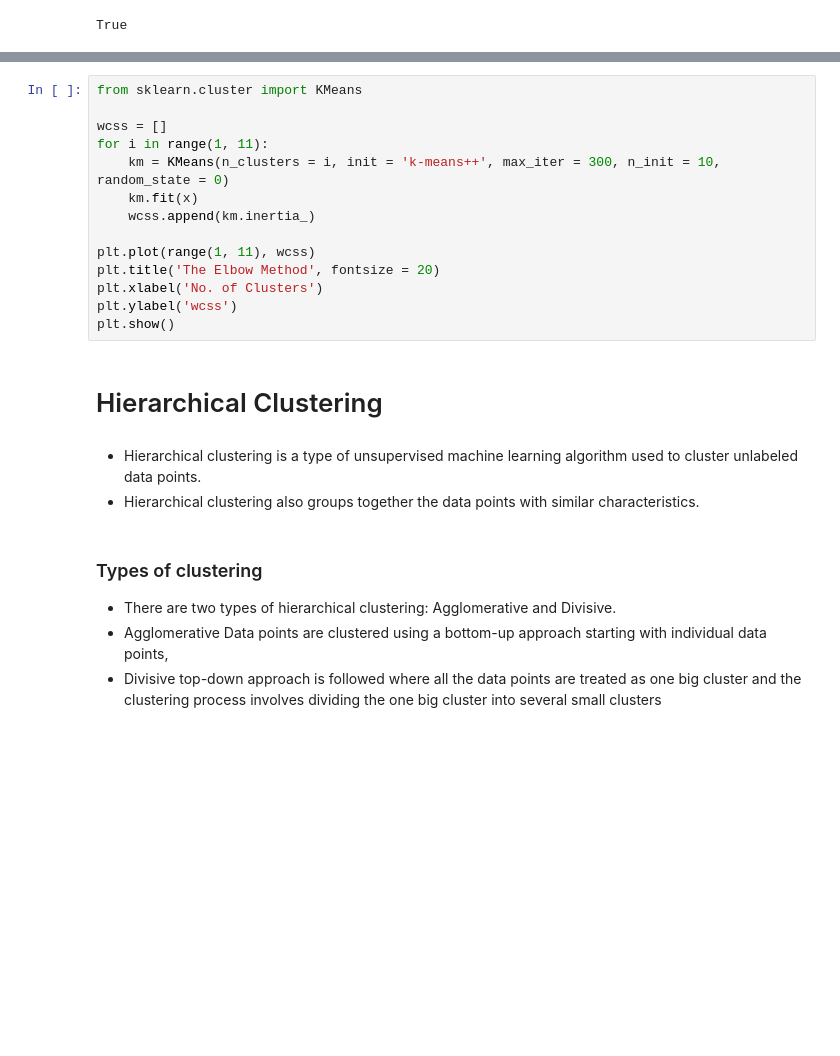
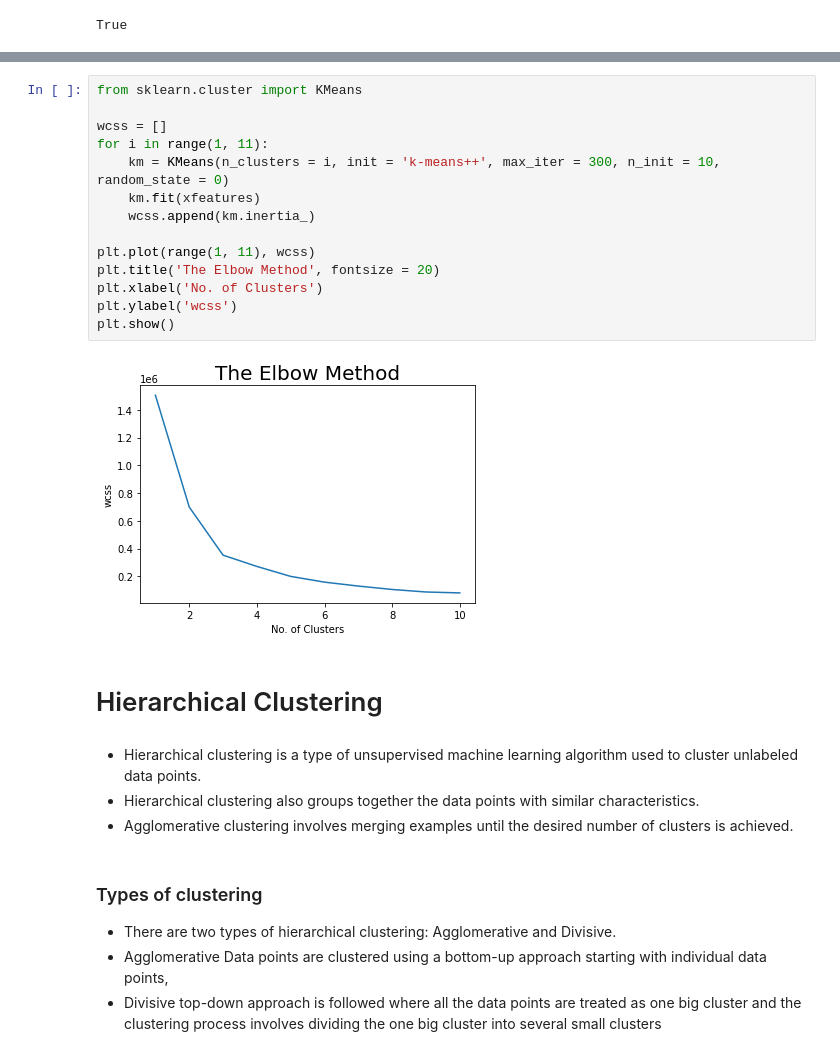
Before and after one commit to Heytec/ADS_REV_code, a Jupyter notebook: 027 Lesson Clustering/Clustering.ipynb, the cells around one changed output, grey strips where cells are left out. Drawn from its saved outputs; the diff is of its cells as text; blank space fills up the shorter version.

```diff
--- a/027 Lesson Clustering/Clustering.ipynb
+++ b/027 Lesson Clustering/Clustering.ipynb
@@ -193,22 +194,25 @@ plt.scatter(df['longitude'],df['latitude'],c=df['cluster_continents'],cmap='rain
 # %%
 from sklearn.cluster import KMeans
 
 wcss = []
 for i in range(1, 11):
     km = KMeans(n_clusters = i, init = 'k-means++', max_iter = 300, n_init = 10, random_state = 0)
-    km.fit(x)
+    km.fit(xfeatures)
     wcss.append(km.inertia_)
 
 plt.plot(range(1, 11), wcss)
 plt.title('The Elbow Method', fontsize = 20)
 plt.xlabel('No. of Clusters')
 plt.ylabel('wcss')
 plt.show()
+# %% [output]
+[figure, added]
 # %% [markdown]
 # Hierarchical Clustering
 # %% [markdown]
 * Hierarchical clustering is a type of unsupervised machine learning algorithm used to cluster unlabeled data points.
 * Hierarchical clustering also groups together the data points with similar characteristics.
+* Agglomerative clustering involves merging examples until the desired number of clusters is achieved.
 # %% [markdown]
 ### Types of clustering
 * There are two types of hierarchical clustering: Agglomerative and Divisive.
```
Also changed, not shown: parts of 14 cells of this notebook, 1 other file.
